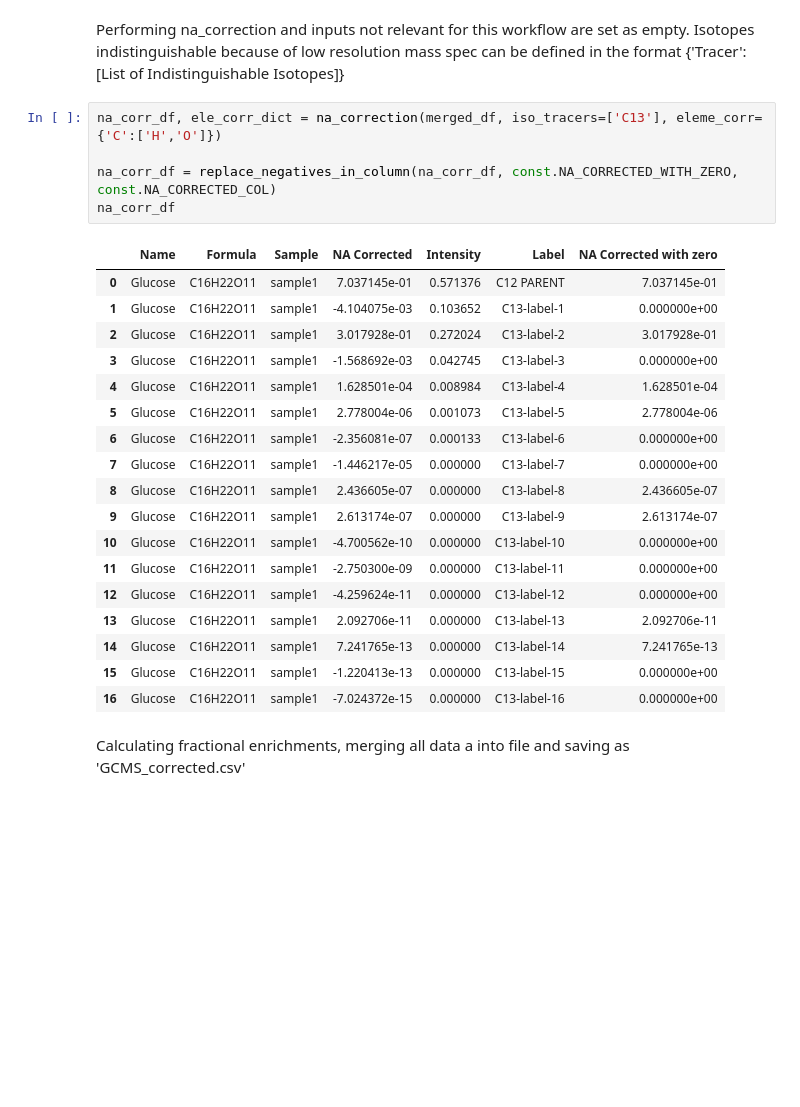
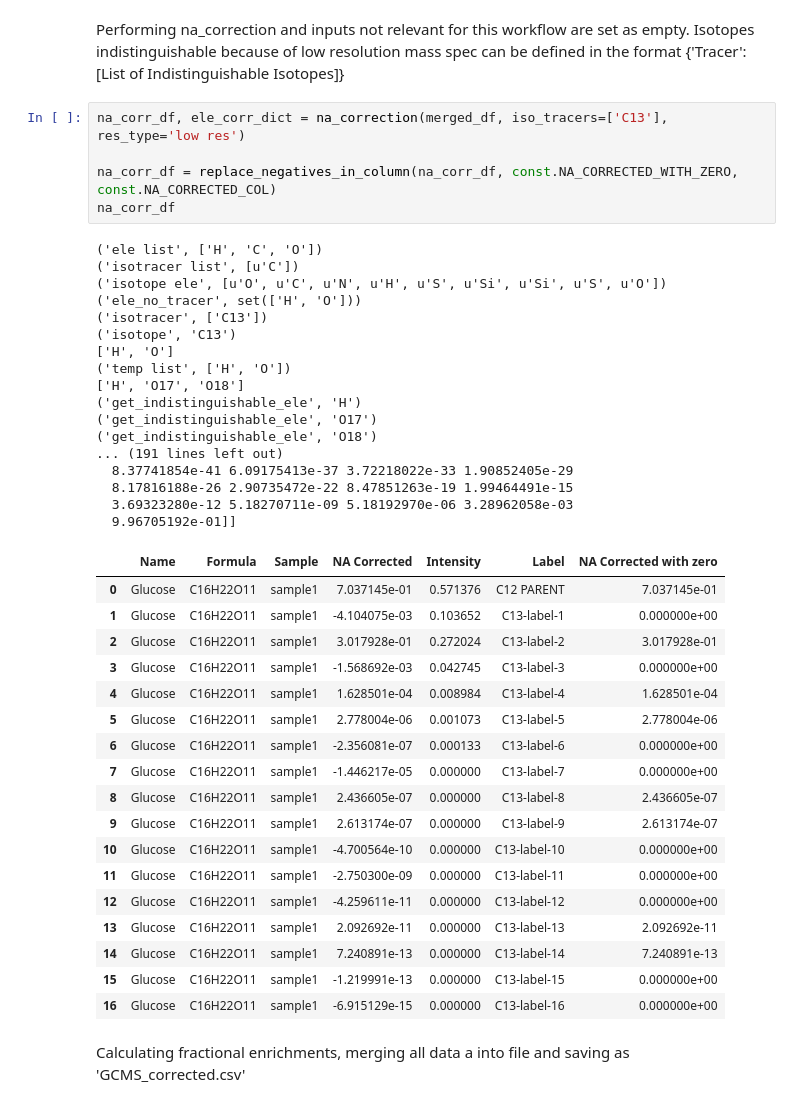
Before and after one commit to ElucidataInc/NA_Correction, a Jupyter notebook: Demo/N4-GCMS_workflow_with_C13_label.ipynb, the cells around one changed output. Saved outputs shown, nothing was run; the diff lists cells and outputs as text; blank space fills up the shorter version.

```diff
--- a/Demo/N4-GCMS_workflow_with_C13_label.ipynb
+++ b/Demo/N4-GCMS_workflow_with_C13_label.ipynb
@@ -34,29 +34,46 @@ merged_df
 # %% [markdown]
 Performing na_correction and inputs not relevant for this workflow are set as empty. Isotopes indistinguishable because of low resolution mass spec can be defined in the format {'Tracer': [List of Indistinguishable Isotopes]}
 # %%
-na_corr_df, ele_corr_dict = na_correction(merged_df, iso_tracers=['C13'], eleme_corr={'C':['H','O']})
+na_corr_df, ele_corr_dict = na_correction(merged_df, iso_tracers=['C13'], res_type='low res')
 
 na_corr_df = replace_negatives_in_column(na_corr_df, const.NA_CORRECTED_WITH_ZERO, const.NA_CORRECTED_COL)
 na_corr_df
 # %% [output]
+('ele list', ['H', 'C', 'O'])
+('isotracer list', [u'C'])
+('isotope ele', [u'O', u'C', u'N', u'H', u'S', u'Si', u'Si', u'S', u'O'])
+('ele_no_tracer', set(['H', 'O']))
+('isotracer', ['C13'])
+('isotope', 'C13')
+['H', 'O']
+('temp list', ['H', 'O'])
+['H', 'O17', 'O18']
+('get_indistinguishable_ele', 'H')
+('get_indistinguishable_ele', 'O17')
+('get_indistinguishable_ele', 'O18')
+... (191 lines left out)
+  8.37741854e-41 6.09175413e-37 3.72218022e-33 1.90852405e-29
+  8.17816188e-26 2.90735472e-22 8.47851263e-19 1.99464491e-15
+  3.69323280e-12 5.18270711e-09 5.18192970e-06 3.28962058e-03
+  9.96705192e-01]]
 |  | Name | Formula | Sample | NA Corrected | Intensity | Label | NA Corrected with zero |
 | 0 | Glucose | C16H22O11 | sample1 | 7.037145e-01 | 0.571376 | C12 PARENT | 7.037145e-01 |
 | 1 | Glucose | C16H22O11 | sample1 | -4.104075e-03 | 0.103652 | C13-label-1 | 0.000000e+00 |
 | 2 | Glucose | C16H22O11 | sample1 | 3.017928e-01 | 0.272024 | C13-label-2 | 3.017928e-01 |
 | 3 | Glucose | C16H22O11 | sample1 | -1.568692e-03 | 0.042745 | C13-label-3 | 0.000000e+00 |
 | 4 | Glucose | C16H22O11 | sample1 | 1.628501e-04 | 0.008984 | C13-label-4 | 1.628501e-04 |
 | 5 | Glucose | C16H22O11 | sample1 | 2.778004e-06 | 0.001073 | C13-label-5 | 2.778004e-06 |
 | 6 | Glucose | C16H22O11 | sample1 | -2.356081e-07 | 0.000133 | C13-label-6 | 0.000000e+00 |
 | 7 | Glucose | C16H22O11 | sample1 | -1.446217e-05 | 0.000000 | C13-label-7 | 0.000000e+00 |
 | 8 | Glucose | C16H22O11 | sample1 | 2.436605e-07 | 0.000000 | C13-label-8 | 2.436605e-07 |
 | 9 | Glucose | C16H22O11 | sample1 | 2.613174e-07 | 0.000000 | C13-label-9 | 2.613174e-07 |
-| 10 | Glucose | C16H22O11 | sample1 | -4.700562e-10 | 0.000000 | C13-label-10 | 0.000000e+00 |
+| 10 | Glucose | C16H22O11 | sample1 | -4.700564e-10 | 0.000000 | C13-label-10 | 0.000000e+00 |
 | 11 | Glucose | C16H22O11 | sample1 | -2.750300e-09 | 0.000000 | C13-label-11 | 0.000000e+00 |
-| 12 | Glucose | C16H22O11 | sample1 | -4.259624e-11 | 0.000000 | C13-label-12 | 0.000000e+00 |
-| 13 | Glucose | C16H22O11 | sample1 | 2.092706e-11 | 0.000000 | C13-label-13 | 2.092706e-11 |
-| 14 | Glucose | C16H22O11 | sample1 | 7.241765e-13 | 0.000000 | C13-label-14 | 7.241765e-13 |
-| 15 | Glucose | C16H22O11 | sample1 | -1.220413e-13 | 0.000000 | C13-label-15 | 0.000000e+00 |
-| 16 | Glucose | C16H22O11 | sample1 | -7.024372e-15 | 0.000000 | C13-label-16 | 0.000000e+00 |
+| 12 | Glucose | C16H22O11 | sample1 | -4.259611e-11 | 0.000000 | C13-label-12 | 0.000000e+00 |
+| 13 | Glucose | C16H22O11 | sample1 | 2.092692e-11 | 0.000000 | C13-label-13 | 2.092692e-11 |
+| 14 | Glucose | C16H22O11 | sample1 | 7.240891e-13 | 0.000000 | C13-label-14 | 7.240891e-13 |
+| 15 | Glucose | C16H22O11 | sample1 | -1.219991e-13 | 0.000000 | C13-label-15 | 0.000000e+00 |
+| 16 | Glucose | C16H22O11 | sample1 | -6.915129e-15 | 0.000000 | C13-label-16 | 0.000000e+00 |
 # %% [markdown]
 Calculating fractional enrichments, merging all data a into file and saving as 'GCMS_corrected.csv'
 # %%
```
Also changed, not shown: parts of 1 cell of this notebook, 10 other files.
